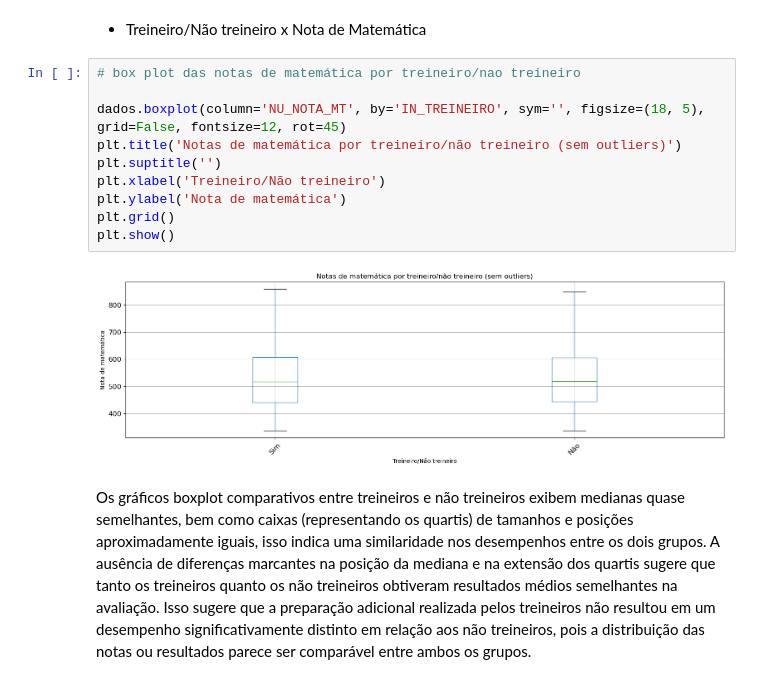
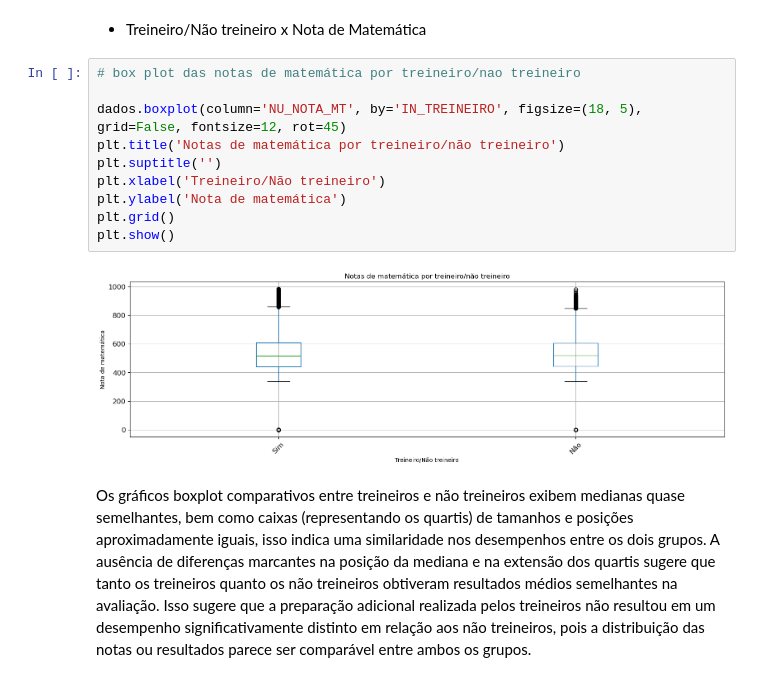
Before and after one commit to MateusMarinheiro18/Projeto-2-Ciencia-dos-Dados, a Jupyter notebook: principal.ipynb, the cells around one changed output. Drawn from its saved outputs; the diff is of its cells as text.

```diff
--- a/principal.ipynb
+++ b/principal.ipynb
@@ -275,14 +275,14 @@ Essa análise ressalta uma disparidade no desempenho entre os tipos de escolas.
 # %%
 # box plot das notas de matemática por treineiro/nao treineiro
 
-dados.boxplot(column='NU_NOTA_MT', by='IN_TREINEIRO', sym='', figsize=(18, 5), grid=False, fontsize=12, rot=45)
-plt.title('Notas de matemática por treineiro/não treineiro (sem outliers)')
+dados.boxplot(column='NU_NOTA_MT', by='IN_TREINEIRO', figsize=(18, 5), grid=False, fontsize=12, rot=45)
+plt.title('Notas de matemática por treineiro/não treineiro')
 plt.suptitle('')
 plt.xlabel('Treineiro/Não treineiro')
 plt.ylabel('Nota de matemática')
 plt.grid()
 plt.show()
 # %% [output]
-[figure, old version]
+[figure, new version]
 # %% [markdown]
 Os gráficos boxplot comparativos entre treineiros e não treineiros exibem medianas quase semelhantes, bem como caixas (representando os quartis) de tamanhos e posições aproximadamente iguais, isso indica uma similaridade nos desempenhos entre os dois grupos. A ausência de diferenças marcantes na posição da mediana e na extensão dos quartis sugere que tanto os treineiros quanto os não treineiros obtiveram resultados médios semelhantes na avaliação. Isso sugere que a preparação adicional realizada pelos treineiros não resultou em um desempenho significativamente distinto em relação aos não treineiros, pois a distribuição das notas ou resultados parece ser comparável entre ambos os grupos.
```
Also changed, not shown: parts of 28 cells of this notebook.
